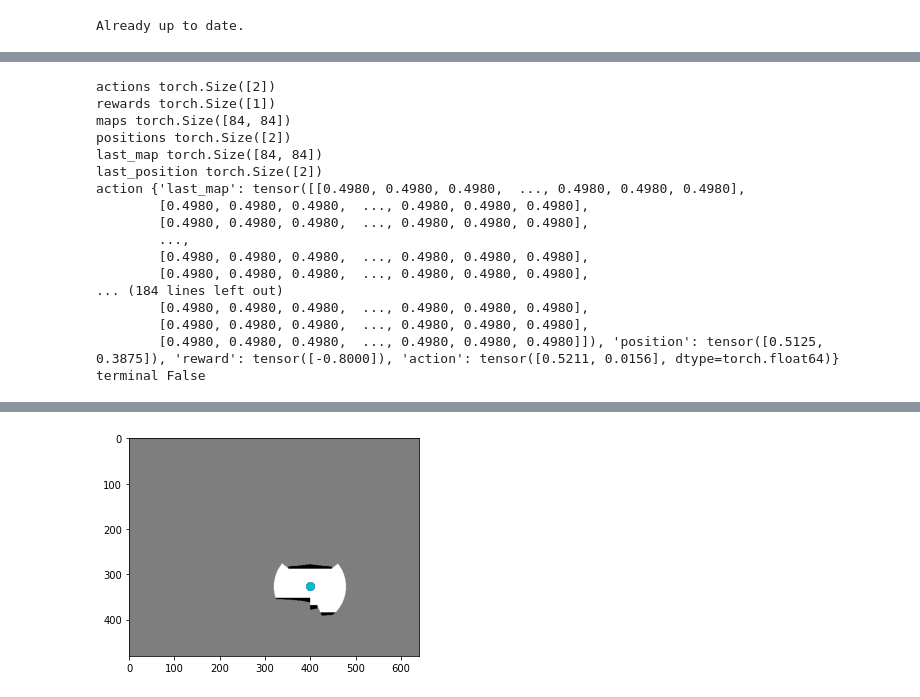
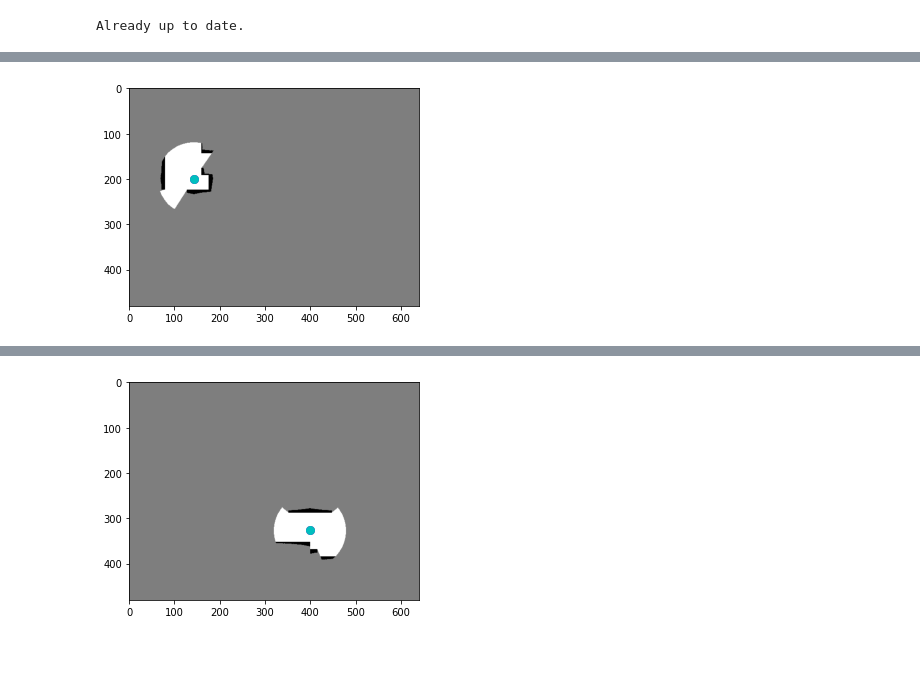
Before and after one commit to OttoJursch/DRL_robot_exploration, a Jupyter notebook: DDPG.ipynb, the cells around one changed output, grey strips where cells are left out. Saved outputs shown, nothing was run; the diff lists cells and outputs as text; code cells hidden in the pictures; blank space fills up the shorter version.

```diff
--- a/DDPG.ipynb
+++ b/DDPG.ipynb
@@ -82,6 +82,9 @@ Checking out files: 100% (10922/10922), done.
 !cd DRL_robot_exploration && git pull
 # %% [output]
 Already up to date.
+# %%
+#laptop=True
+laptop=False
 # %%
 from copy import deepcopy
 
@@ -103,7 +106,7 @@ class PaperRewardFunction:
             if reward > 1:
                 reward = 1
         else:
-            reward = -300
+            reward = -1
         return reward
 
 
@@ -1424,26 +1471,14 @@ class DDPG():
 # %%
 reward_func = PaperRewardFunction()
 action_space = PolarActionSpace(30, 60)
 
-robot = Robot(0, True, False, 'DRL_robot_exploration/DungeonMaps',action_space,reward_func, False)
-test_robot = Robot(0, True, False, 'DRL_robot_exploration/DungeonMaps',action_space,reward_func, False)
+if laptop:
+    robot = Robot(0, True, False, 'DungeonMaps',action_space,reward_func, False)
+    test_robot = Robot(0, True, True, 'DungeonMaps',action_space,reward_func, False)
+else:
+    robot = Robot(0, True, False, 'DRL_robot_exploration/DungeonMaps',action_space,reward_func, False)
+    test_robot = Robot(0, True, True, 'DRL_robot_exploration/DungeonMaps',action_space,reward_func, False)
+# %% [output]
+[figure, added]
 # %%
-replay = Replay(10000, 10, 300, 4, 2, robot, test_robot, 640, 480)
+replay = Replay(10000, 2000, 300, 4, 2, robot, test_robot, 640, 480)
-# %% [output]
-actions torch.Size([2])
-rewards torch.Size([1])
-maps torch.Size([84, 84])
-positions torch.Size([2])
-last_map torch.Size([84, 84])
-last_position torch.Size([2])
-action {'last_map': tensor([[0.4980, 0.4980, 0.4980,  ..., 0.4980, 0.4980, 0.4980],
-        [0.4980, 0.4980, 0.4980,  ..., 0.4980, 0.4980, 0.4980],
-        [0.4980, 0.4980, 0.4980,  ..., 0.4980, 0.4980, 0.4980],
-        ...,
-        [0.4980, 0.4980, 0.4980,  ..., 0.4980, 0.4980, 0.4980],
-        [0.4980, 0.4980, 0.4980,  ..., 0.4980, 0.4980, 0.4980],
-... (184 lines left out)
-        [0.4980, 0.4980, 0.4980,  ..., 0.4980, 0.4980, 0.4980],
-        [0.4980, 0.4980, 0.4980,  ..., 0.4980, 0.4980, 0.4980],
-        [0.4980, 0.4980, 0.4980,  ..., 0.4980, 0.4980, 0.4980]]), 'position': tensor([0.5125, 0.3875]), 'reward': tensor([-0.8000]), 'action': tensor([0.5211, 0.0156], dtype=torch.float64)}
-terminal False
```
Also changed, not shown: parts of 18 cells of this notebook.
